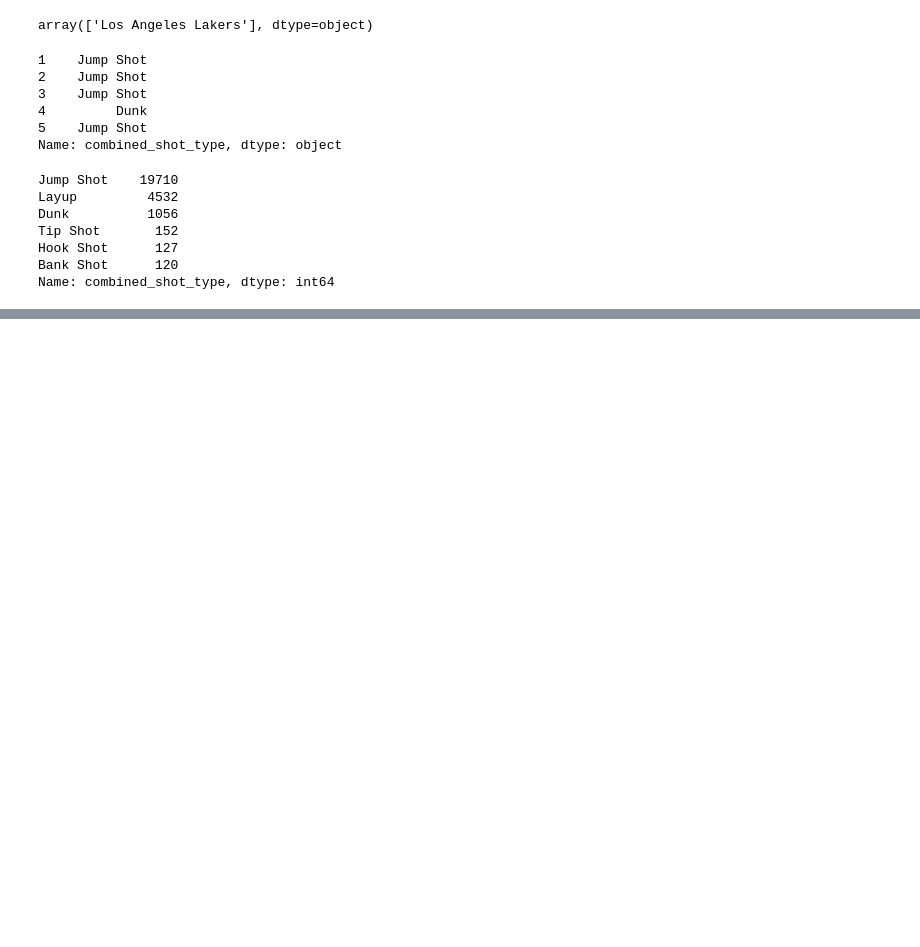
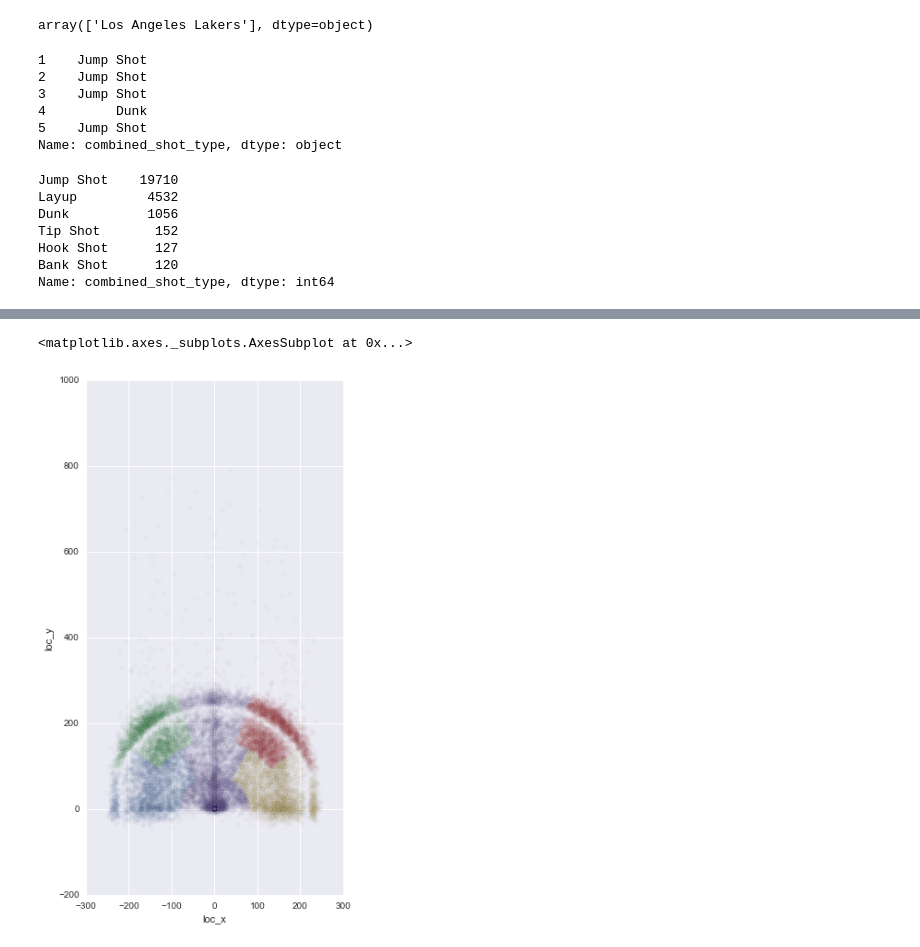
Before and after one commit to ohadravid/ml-tutorial, a Jupyter notebook: notebooks/201-ExploringTheData.ipynb, the cells around one changed output, grey strips where cells are left out. Cells and saved outputs as stored; diff of their text form; code cells hidden in the pictures; blank space fills up the shorter version.

```diff
--- a/notebooks/201-ExploringTheData.ipynb
+++ b/notebooks/201-ExploringTheData.ipynb
@@ -83,0 +93,9 @@ df.plot(kind='scatter', x='loc_x', y='loc_y', alpha=0.02, figsize=(5,10),
+# %%
+zones = df.shot_zone_area.unique()
+cmap = {zone_name:color for zone_name, color in zip(zones, sns.color_palette(n_colors=len(zones)))}
+
+df.plot(kind='scatter', x='loc_x', y='loc_y', alpha=0.03, figsize=(5,10),
+    c=df.shot_zone_area.map(cmap))
+# %% [output]
+<matplotlib.axes._subplots.AxesSubplot at 0x...>
+[figure, added]
```
Also changed, not shown: parts of 10 cells of this notebook, 3 other files.
